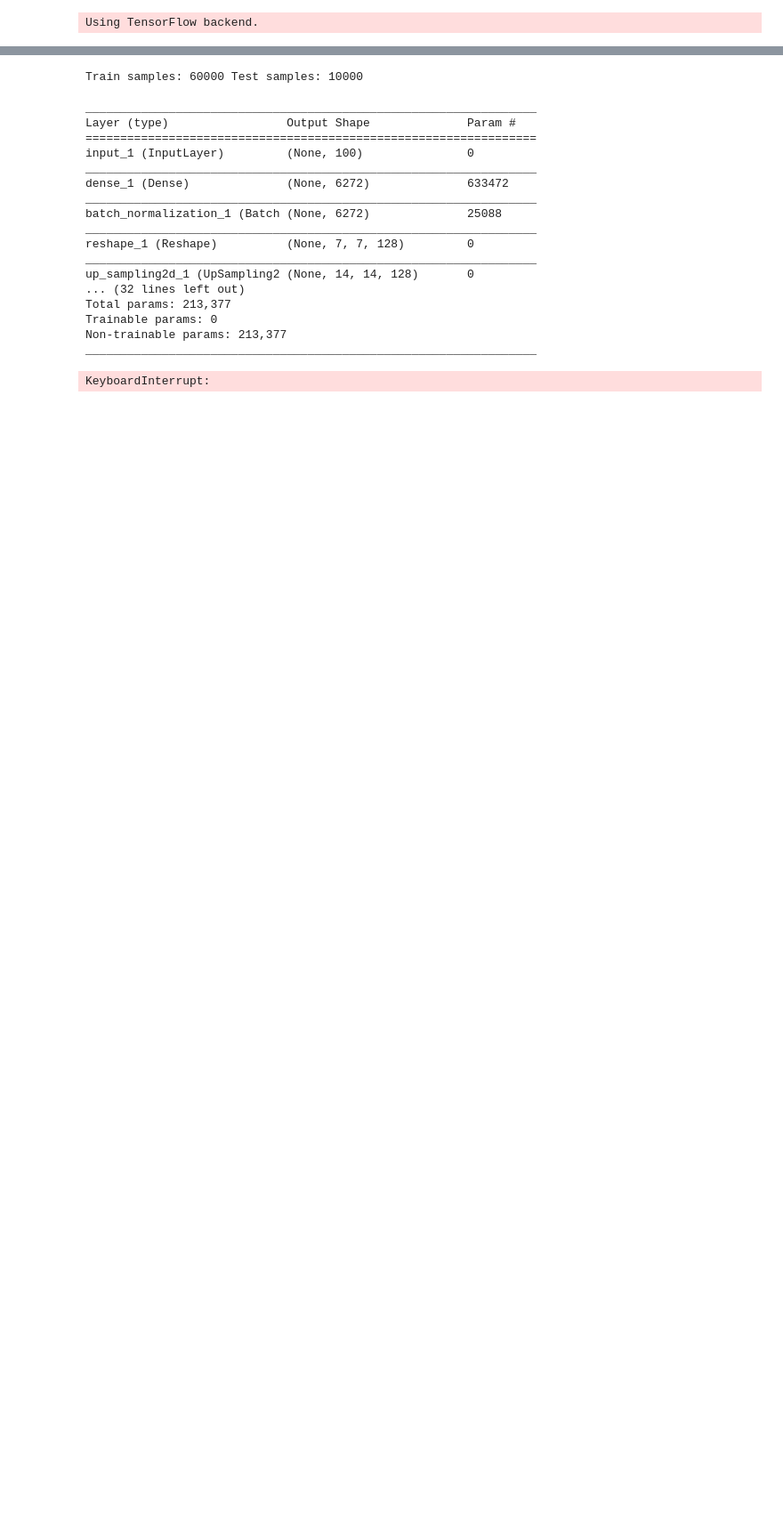
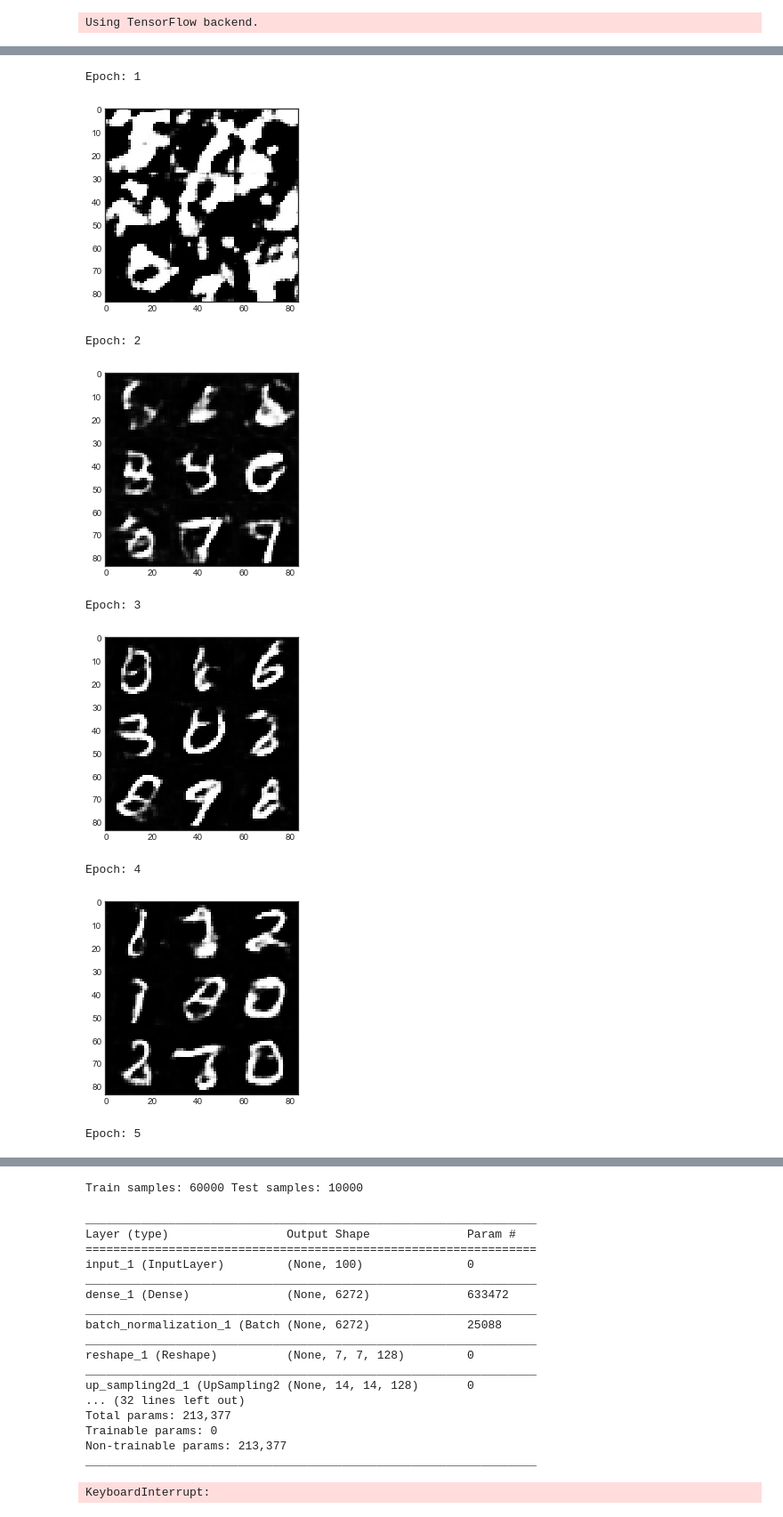
Before and after one commit to raspstephan/radar-gan, a Jupyter notebook: development.ipynb, the cells around one changed output, grey strips where cells are left out. Shown at 89% size. Drawn from its saved outputs; the diff is of its cells as text; code cells hidden in the pictures; blank space fills up the shorter version.

```diff
--- a/development.ipynb
+++ b/development.ipynb
@@ -23,0 +26,15 @@ limit_mem()
+# %%
+for i, fn in enumerate(sorted(glob('./images/mnist1*'))):
+    print('Epoch:', i + 1)
+    img = Image.open(fn)
+    plt.imshow(img, cmap='gray'); plt.show()
+# %% [output]
+Epoch: 1
+[figure, added]
+Epoch: 2
+[figure, added]
+Epoch: 3
+[figure, added]
+Epoch: 4
+[figure, added]
+Epoch: 5
```
Also changed, not shown: parts of 8 cells of this notebook.
